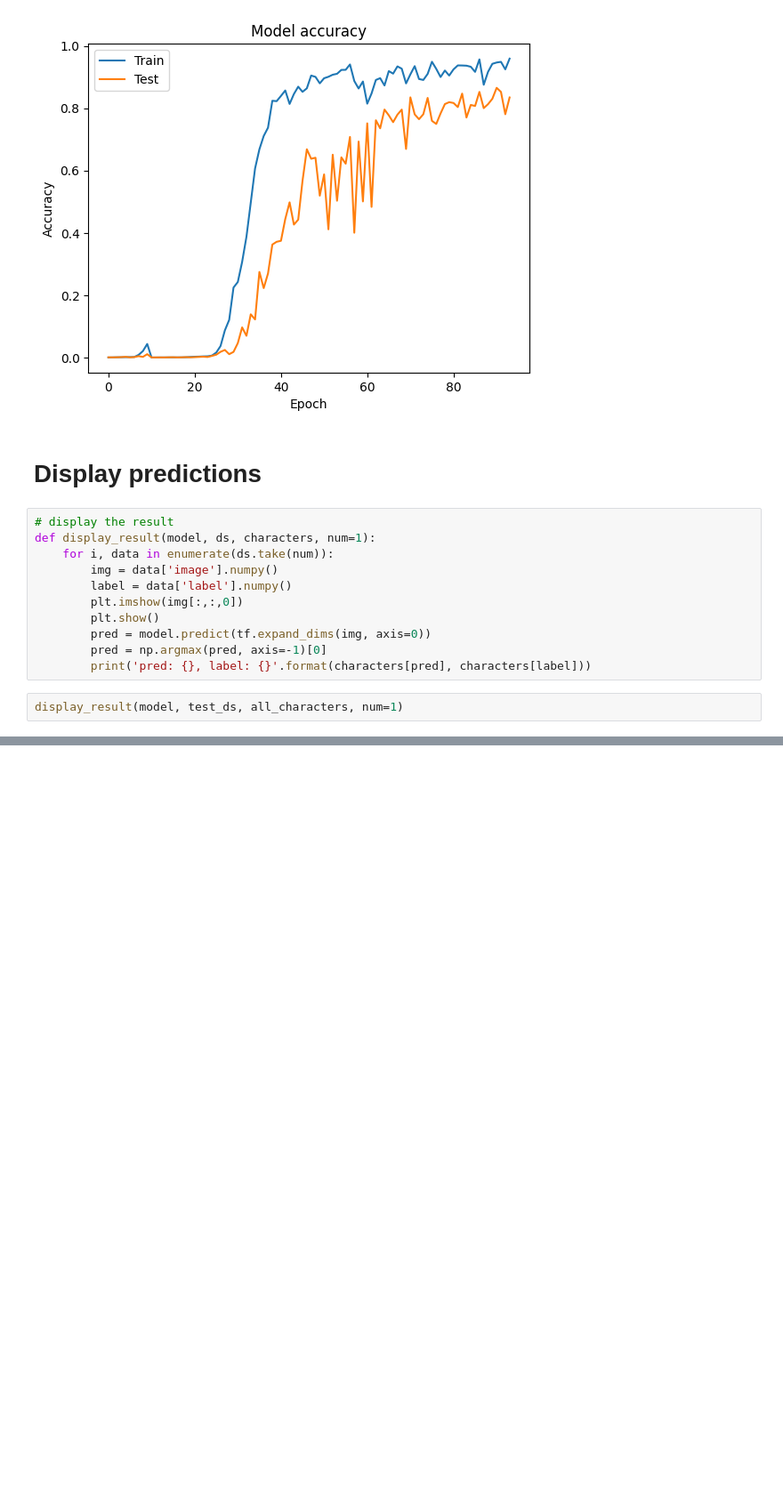
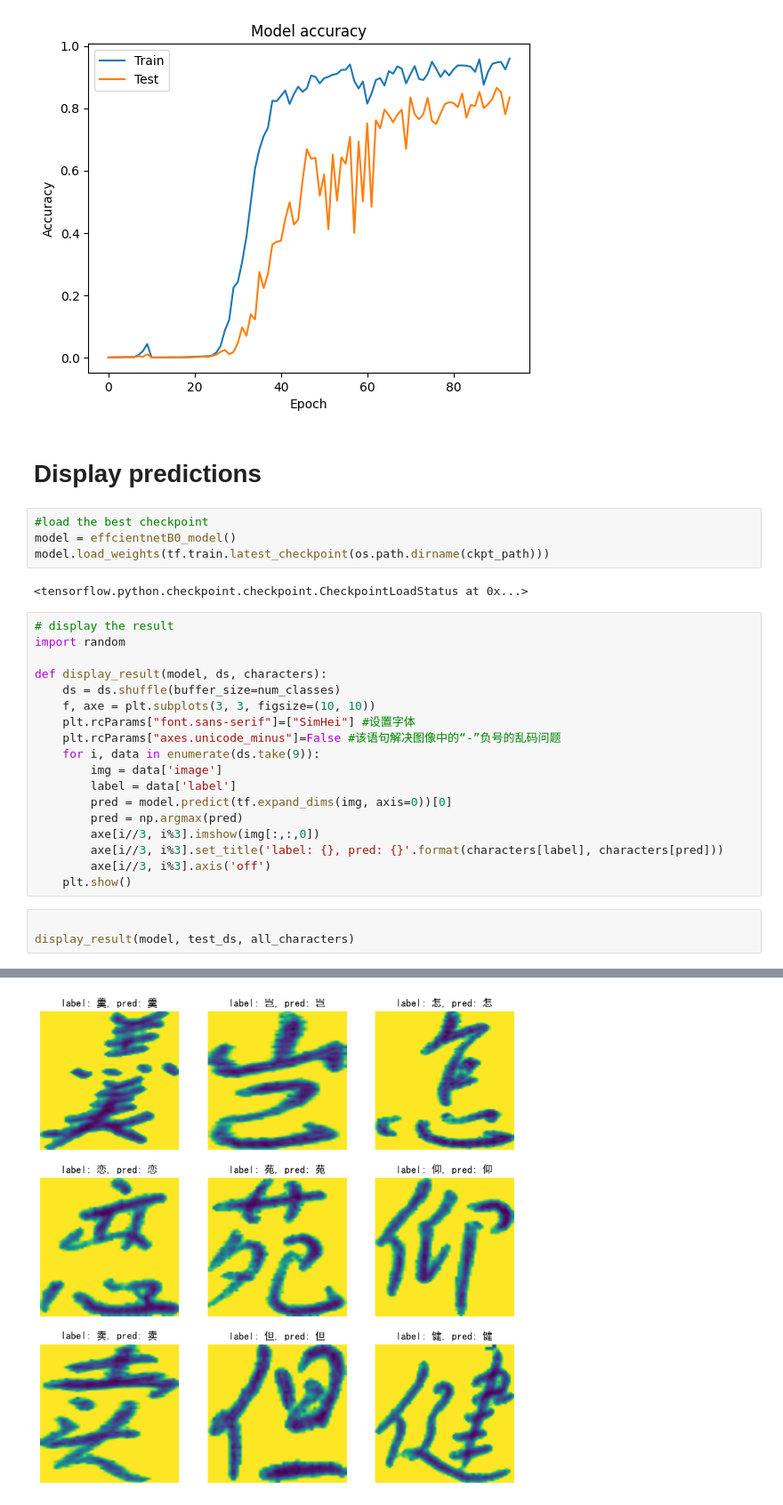
Before and after one commit to yubocai-poly/Chinese-character-OCR-with-CNN-and-EfficientNet, a Jupyter notebook: ocr-efficientnet.ipynb, the cells around one changed output, grey strips where cells are left out. Shown at 89% size. Cells and saved outputs as stored; diff of their text form; blank space fills up the shorter version.

Commit message:
update display function

```diff
--- a/ocr-efficientnet.ipynb
+++ b/ocr-efficientnet.ipynb
@@ -284,17 +248,31 @@ plt.show()
 [figure]
 # %% [markdown]
 # Display predictions
+# %%
+#load the best checkpoint
+model = effcientnetB0_model()
+model.load_weights(tf.train.latest_checkpoint(os.path.dirname(ckpt_path)))
+# %% [output]
+<tensorflow.python.checkpoint.checkpoint.CheckpointLoadStatus at 0x...>
 # %%
 # display the result
-def display_result(model, ds, characters, num=1):
-    for i, data in enumerate(ds.take(num)):
-        img = data['image'].numpy()
-        label = data['label'].numpy()
-        plt.imshow(img[:,:,0])
-        plt.show()
-        pred = model.predict(tf.expand_dims(img, axis=0))
-        pred = np.argmax(pred, axis=-1)[0]
-        print('pred: {}, label: {}'.format(characters[pred], characters[label]))
+import random
+
+def display_result(model, ds, characters):
+    ds = ds.shuffle(buffer_size=num_classes)
+    f, axe = plt.subplots(3, 3, figsize=(10, 10))
+    plt.rcParams["font.sans-serif"]=["SimHei"] #设置字体
+    plt.rcParams["axes.unicode_minus"]=False #该语句解决图像中的“-”负号的乱码问题
+    for i, data in enumerate(ds.take(9)):
+        img = data['image']
+        label = data['label']
+        pred = model.predict(tf.expand_dims(img, axis=0))[0]
+        pred = np.argmax(pred)
+        axe[i//3, i%3].imshow(img[:,:,0])
+        axe[i//3, i%3].set_title('label: {}, pred: {}'.format(characters[label], characters[pred]))
+        axe[i//3, i%3].axis('off')
+    plt.show()
 # %%
-display_result(model, test_ds, all_characters, num=1)
+
+display_result(model, test_ds, all_characters)
 # %% [output]
@@ -301,0 +288 @@ NameError: name 'model' is not defined
+[figure, added]
```
Also changed, not shown: parts of 5 cells of this notebook.
